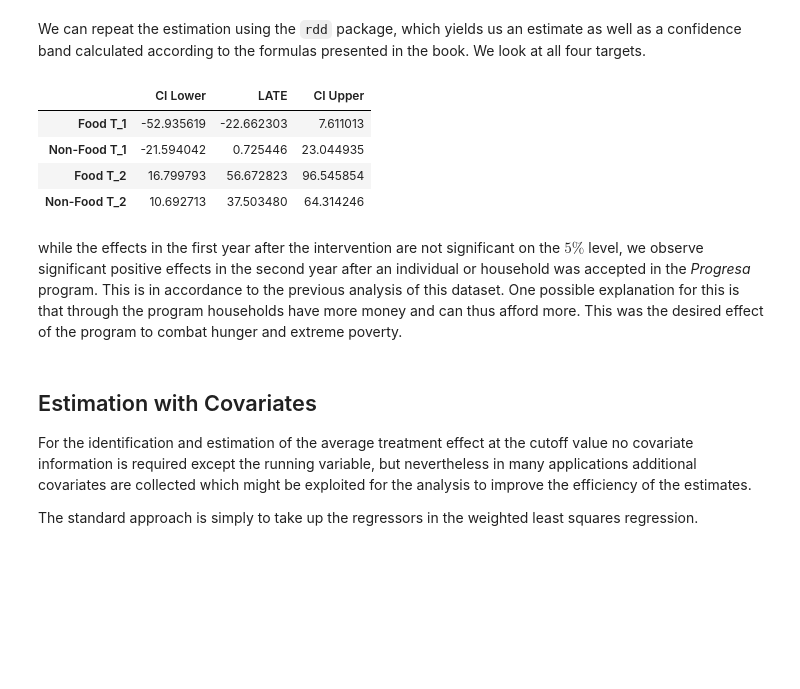
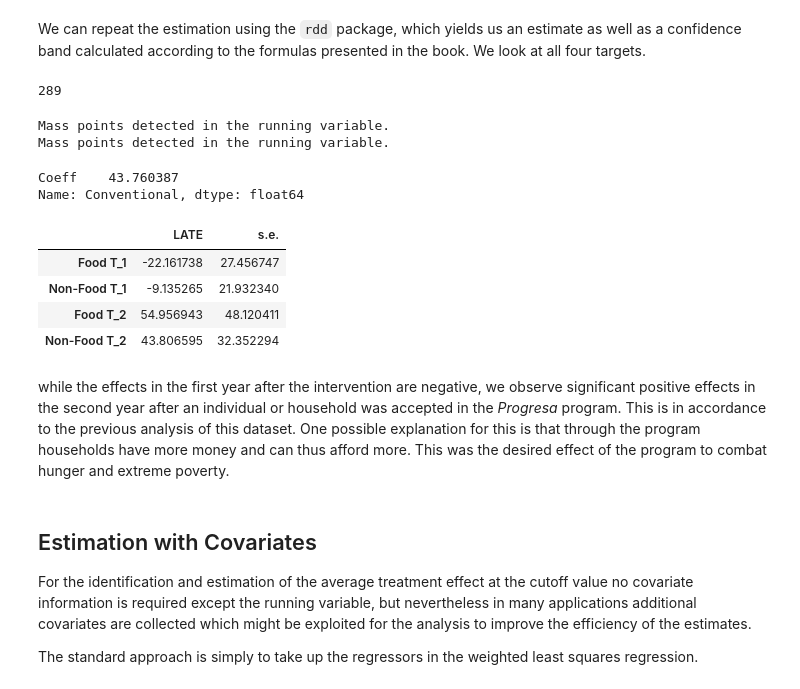
Before and after one commit to CausalAIBook/MetricsMLNotebooks, a Jupyter notebook: T/T_4_Regression_Discontinuity_on_Progress_Data.ipynb, the cells around one changed output. Saved outputs shown, nothing was run; the diff lists cells and outputs as text; code cells hidden in the pictures; blank space fills up the shorter version.

```diff
--- a/T/T_4_Regression_Discontinuity_on_Progress_Data.ipynb
+++ b/T/T_4_Regression_Discontinuity_on_Progress_Data.ipynb
@@ -129,25 +129,34 @@ plt.show()
 [figure]
 # %% [markdown]
 We can repeat the estimation using the `rdd` package, which yields us an estimate as well as a confidence band calculated according to the formulas presented in the book. We look at all four targets.
+# %%
+df.pov_index.duplicated().sum()
+# %% [output]
+289
+# %%
+test = rdrobust(x=df.pov_index, y=df[outcome], rho=1,masspoints="adjust")
+test.coef.iloc[0]
+# %% [output]
+Mass points detected in the running variable.
+Mass points detected in the running variable.
+Coeff    43.760387
+Name: Conventional, dtype: float64
 # %%
 result = []
 for outcome in ["conspcfood_t1", "conspcnonfood_t1", "conspcfood_t2", "conspcnonfood_t2"]:
-  bandwidth = optimal_bandwidth(X=df.pov_index, Y=df[outcome], cut = 0)
-  rdd_data = truncated_data(df, xname="pov_index", bandwidth=bandwidth, cut=0)
-  rdd_weights = triangular_kernel(rdd_data.pov_index, bandwidth)
-  rdd_result = rdd(rdd_data, "pov_index", yname=outcome, cut=0, verbose=False, weights=rdd_weights).fit()
-  result.append([rdd_result.conf_int().values[1,0], rdd_result.params["TREATED"], rdd_result.conf_int().values[1,1]])
-res_dataframe = pd.DataFrame(result, columns=["CI Lower", "LATE", "CI Upper"],
+  rdd_result = rdrobust(x=df.pov_index, y=df[outcome], rho=1, masspoints="off")
+  result.append([rdd_result.coef.iloc[0].values[0], rdd_result.se.iloc[2].values[0]])
+res_dataframe = pd.DataFrame(result, columns=["LATE", "s.e."],
                              index = ["Food T_1", "Non-Food T_1", "Food T_2", "Non-Food T_2"])
 res_dataframe
 # %% [output]
-|  | CI Lower | LATE | CI Upper |
-| Food T_1 | -52.935619 | -22.662303 | 7.611013 |
-| Non-Food T_1 | -21.594042 | 0.725446 | 23.044935 |
-| Food T_2 | 16.799793 | 56.672823 | 96.545854 |
-| Non-Food T_2 | 10.692713 | 37.503480 | 64.314246 |
+|  | LATE | s.e. |
+| Food T_1 | -22.161738 | 27.456747 |
+| Non-Food T_1 | -9.135265 | 21.932340 |
+| Food T_2 | 54.956943 | 48.120411 |
+| Non-Food T_2 | 43.806595 | 32.352294 |
 # %% [markdown]
-while the effects in the first year after the intervention are not significant on the $5\%$ level, we observe significant positive effects in the second year after an individual or household was accepted in the *Progresa* program. This is in accordance to the previous analysis of this dataset. One possible explanation for this is that through the program households have more money and can thus afford more. This was the desired effect of the program to combat hunger and extreme poverty.
+while the effects in the first year after the intervention are negative, we observe significant positive effects in the second year after an individual or household was accepted in the *Progresa* program. This is in accordance to the previous analysis of this dataset. One possible explanation for this is that through the program households have more money and can thus afford more. This was the desired effect of the program to combat hunger and extreme poverty.
 # %% [markdown]
 ## Estimation with Covariates
 
```
Also changed, not shown: parts of 15 cells of this notebook, 1 other file.
